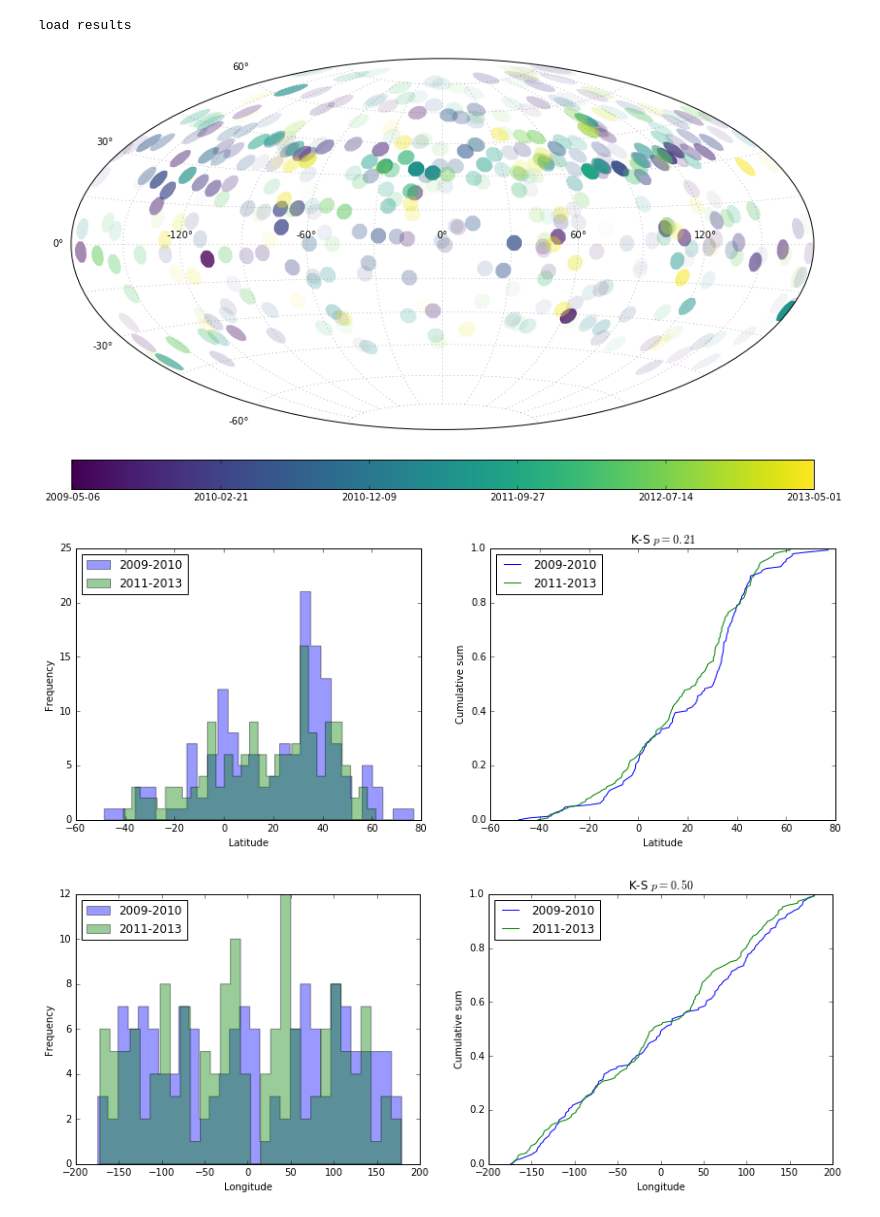
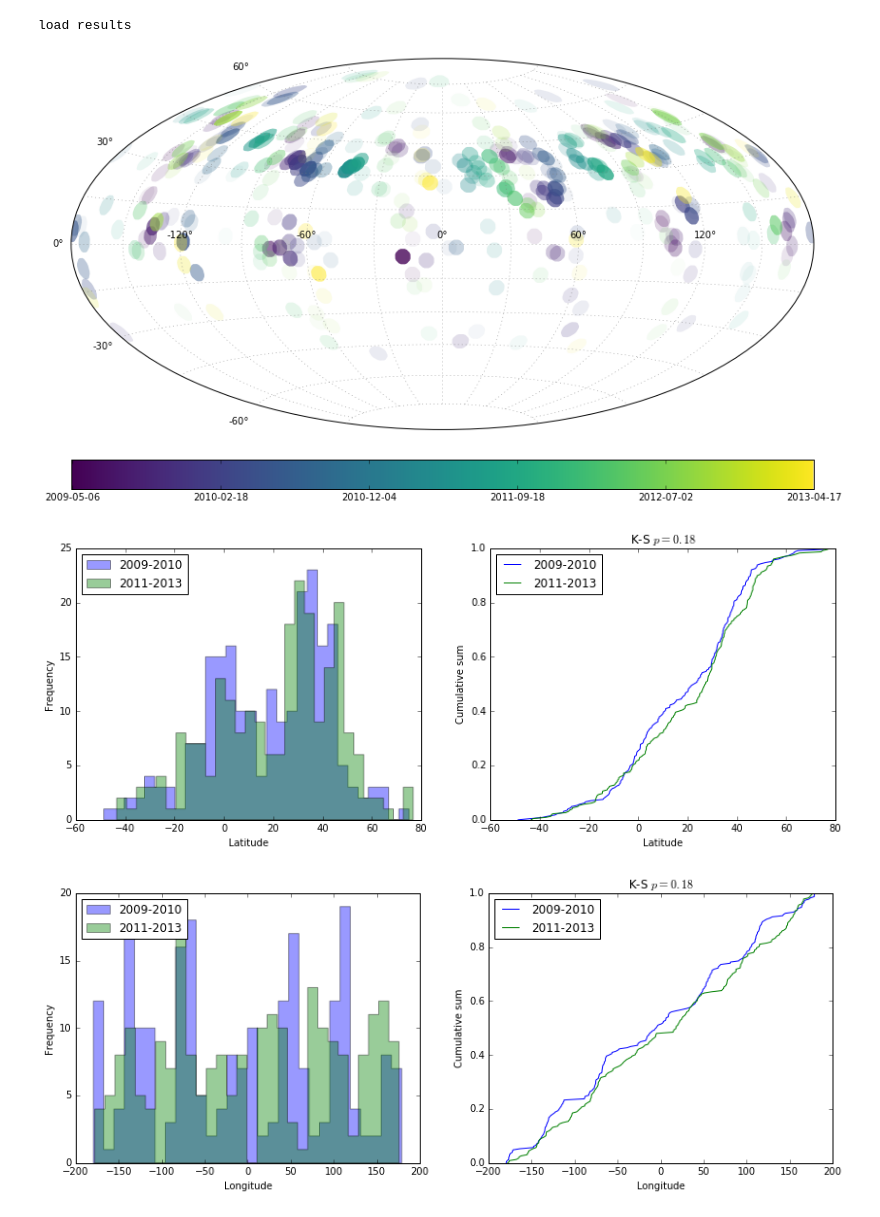
Before and after one commit to bmorris3/friedrich, a Jupyter notebook: hat11/results.ipynb, the cells around one changed output. Drawn from its saved outputs; the diff is of its cells as text; code cells hidden in the pictures.

Commit message:
Results are getting interesting

```diff
--- a/hat11/results.ipynb
+++ b/hat11/results.ipynb
@@ -3,31 +3,35 @@
 # %%
 %matplotlib inline
 # Import dev version of friedrich:
-#import sys
-#sys.path.insert(0, '../')
+import sys
+sys.path.insert(0, '../')
 
 import numpy as np
 import matplotlib.pyplot as plt
 from friedrich.analysis import Transit, Spot, Measurement, MCMCResults
+from friedrich.lightcurve import hat11_params_morris
 from glob import glob
 
-archive_paths = sorted(glob('/local/tmp/friedrich/chains???.hdf5'))
+archive_paths = sorted(glob('/local/tmp/friedrich/hat11/chains???.hdf5'))
 #archive_paths = sorted(glob('/local/tmp/friedrich/hat11_init/chains???.hdf5'))
 print('load results')
 transits = []
+all_times = []
 for archive_path in archive_paths:
-    m = MCMCResults(archive_path)
+    m = MCMCResults(archive_path, hat11_params_morris())
+    all_times.extend(m.lc.times.jd)
 
-    # Convert samples into spot measurements
-    results = np.percentile(m.chains, [15.87, 50, 84.13], axis=0)
+#     # Convert samples into spot measurements
+#     results = np.percentile(m.chains, [15.87, 50, 84.13], axis=0)
 
-    spots = []
-    for spot in np.split(results[:, 1:].T, (m.chains.shape[1]-1)/3):
-        ampltiude, t0, sigma = map(lambda x: Measurement(*(x[1],
-                                                           x[2]-x[1],
-                                                           x[1]-x[0])),
-                                   spot)
-        spots.append(Spot(ampltiude, t0, sigma))
+#     spots = []
+#     for spot in np.split(results[:, 1:].T, (m.chains.shape[1]-1)/3):
+#         ampltiude, t0, sigma = map(lambda x: Measurement(*(x[1],
+#                                                            x[2]-x[1],
+#                                                            x[1]-x[0])),
+#                                    spot)
+#         spots.append(Spot(ampltiude, t0, sigma))
+    spots = m.get_spots()
     transits.append(Transit(spots))
 # %% [output]
 load results
@@ -44,17 +48,24 @@ fig = plt.figure(figsize=(14, 14))
 ax = plt.subplot(211, projection=projection.lower())#, axisbg='black')
 ax2 = plt.subplot(212)#, axisbg='black')
 
-# plot latitude/longitude grid
-ax.xaxis.set_major_locator(plt.FixedLocator(np.pi / 3
-                                            * np.linspace(-2, 2, 5)))
-ax.xaxis.set_minor_locator(plt.FixedLocator(np.pi / 6
-                                            * np.linspace(-5, 5, 11)))
-ax.yaxis.set_major_locator(plt.FixedLocator(np.pi / 6
-                                            * np.linspace(-2, 2, 5)))
-ax.yaxis.set_minor_locator(plt.FixedLocator(np.pi / 12
-                                            * np.linspace(-5, 5, 11)))
+def custom_grid(ax, color='gray'):
+    # plot latitude/longitude grid
+    ax.xaxis.set_major_locator(plt.FixedLocator(np.pi / 3
+                                                * np.linspace(-2, 2, 5)))
+    ax.xaxis.set_minor_locator(plt.FixedLocator(np.pi / 6
+                                                * np.linspace(-5, 5, 11)))
+    ax.yaxis.set_major_locator(plt.FixedLocator(np.pi / 6
+                                                * np.linspace(-2, 2, 5)))
+    ax.yaxis.set_minor_locator(plt.FixedLocator(np.pi / 12
+                                                * np.linspace(-5, 5, 11)))
 
-ax.grid(True, which='minor', color='gray', ls=':')
+    ax.grid(True, which='minor', color=color, ls=':')
+
+    if color != 'gray':
+        for l in ax.get_xticklabels():
+            l.set_color(color)
+
+custom_grid(ax)
 
 # all_spot_times = np.array([spot.t0.value for spot in transit.spots
 #                            for transit in transits])
@@ -79,6 +90,7 @@ for transit in transits:
         latitude, longitude = times_to_occulted_lat_lon(np.array([spot.t0.value]),
                                                         transit_params)
         alpha = spot.amplitude.value*500/sigma_prior(spot.sigma.value)
+        #alpha = 0.5/sigma_prior(spot.sigma.value)
         p = plot_tissot_ellipse(longitude, latitude, radius, ax=ax, linewidth=0,
                             alpha = alpha if alpha < 1 else 1,
                             color=cmap(tcolorscale(spot.t0.value)))
@@ -102,4 +114,4 @@ def plot_color_gradients(fig, ax):
 plot_color_gradients(fig, ax2)
 fig.subplots_adjust(hspace=-0.55)
 # %% [output]
-[figure, old version]
+[figure, new version]
@@ -154,6 +119,8 @@ if make_movie:
 all_lats = []
 all_lons = []
 all_amps = []
+all_spot_times = []
+all_BICs = []
 for transit in transits:
     for spot in transit.spots:
         latitude, longitude = times_to_occulted_lat_lon(np.array([spot.t0.value]),
@@ -161,11 +128,16 @@ for transit in transits:
         all_lats.append(latitude)
         all_lons.append(longitude)
         all_amps.append(spot.amplitude.value)
+        all_spot_times.append(spot.t0.value)
+        all_BICs.append(spot.delta_BIC)
 all_lats = np.array(all_lats)
 all_lons = np.array(all_lons)
 all_amps = np.array(all_amps)
+all_spot_times = np.array(all_spot_times)
+all_BICs = np.array(all_BICs)
 # %%
-strong_lats = all_lats[np.median(all_amps) < all_amps]
+strong_lats = all_lats[all_BICs > 10]
+strong_lats_times = all_spot_times[all_BICs > 10]
 fig, ax = plt.subplots(1, 2, figsize=(14, 5))
 first_half_strong_lats = strong_lats[:int(0.5*len(strong_lats))]
 second_half_strong_lats = strong_lats[-len(first_half_strong_lats):]
@@ -193,34 +165,34 @@ ax[1].set(xlabel='Latitude', ylabel='Cumulative sum',
           title="K-S $p={0:.2f}$".format(ks.pvalue))
 plt.show()
 # %% [output]
-[figure, old version]
+[figure, new version]
 # %%
-strong_lons = all_lons[np.median(all_amps) < all_amps]
+strong_lons = all_lons[all_BICs > 10]
 fig, ax = plt.subplots(1, 2, figsize=(14, 5))
 first_half_strong_lons = strong_lons[:int(0.5*len(strong_lons))]
 second_half_strong_lons = strong_lons[-len(first_half_strong_lons):]
 
 nbins = 30
 ax[0].hist(np.degrees(first_half_strong_lons), nbins, histtype='stepfilled',
            facecolor='b', alpha=0.4, label='2009-2010')
 ax[0].hist(np.degrees(second_half_strong_lons), nbins, histtype='stepfilled',
            facecolor='g', alpha=0.4, label='2011-2013')
 
 def cumdist(Z):
     N = len(Z)
     return np.sort(Z.ravel()), np.arange(N)/N
 
 ax[1].plot(*cumdist(np.degrees(first_half_strong_lons)), label='2009-2010')
 ax[1].plot(*cumdist(np.degrees(second_half_strong_lons)), label='2011-2013')
 
 from scipy.stats import ks_2samp
 ks = ks_2samp(first_half_strong_lons.ravel(), second_half_strong_lons.ravel())
 
 ax[0].legend(loc='upper left')
 ax[0].set(xlabel='Longitude', ylabel='Frequency')
 ax[1].legend(loc='upper left')
 ax[1].set(xlabel='Longitude', ylabel='Cumulative sum',
           title="K-S $p={0:.2f}$".format(ks.pvalue))
 plt.show()
 # %% [output]
-[figure, old version]
+[figure, new version]
```
Also changed, not shown: parts of 18 cells of this notebook.
